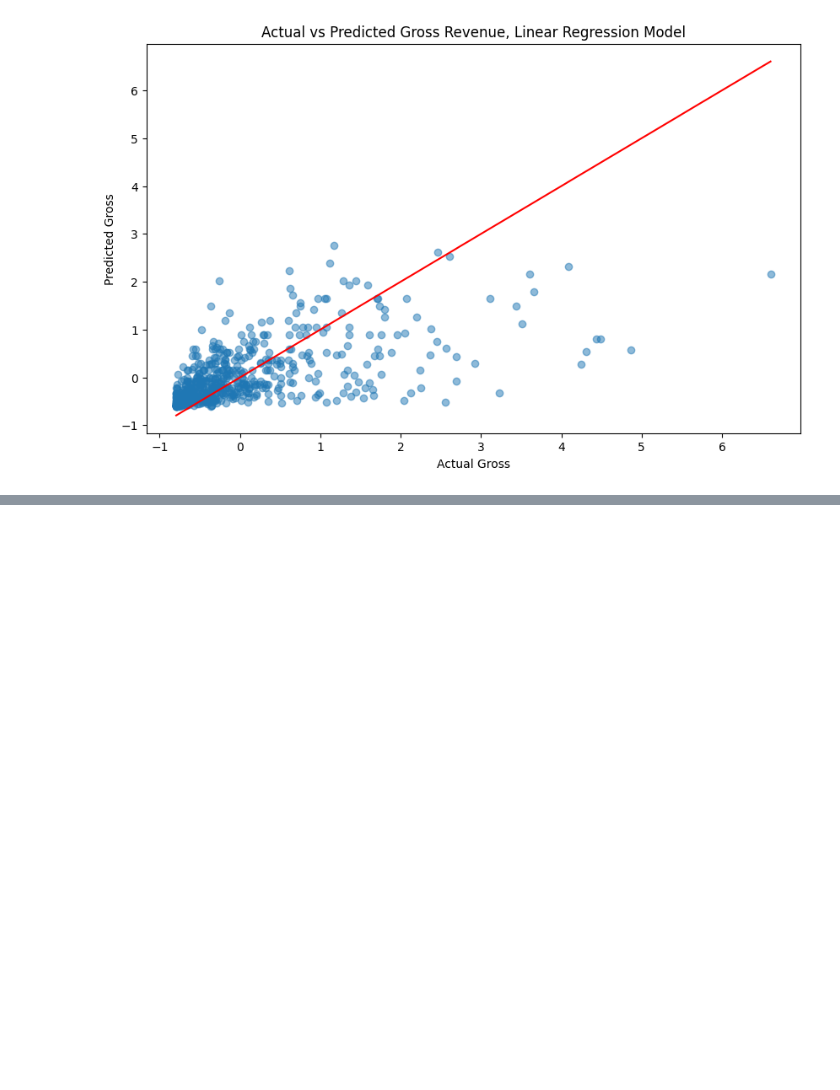
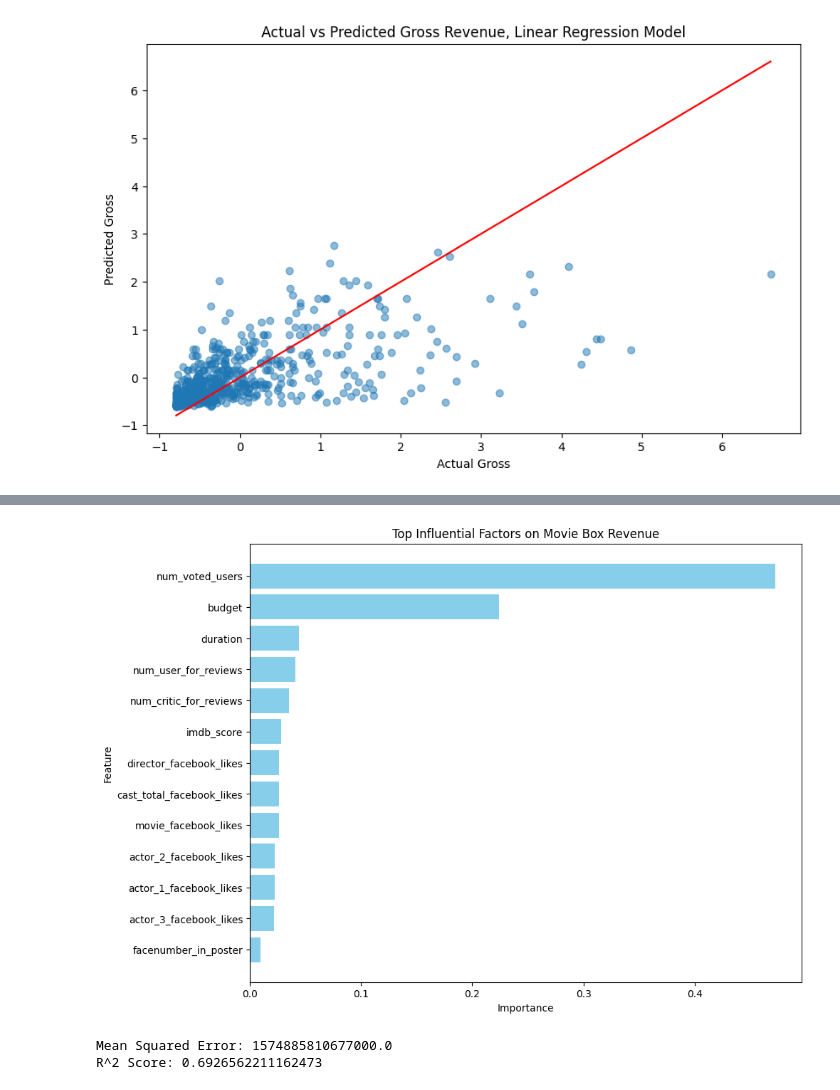
Before and after one commit to LegallyNotBlonde/Movie_Analysis, a Jupyter notebook: Notebooks/machine_learning_colab.ipynb, the cells around one changed output, grey strips where cells are left out. Saved outputs shown, nothing was run; the diff lists cells and outputs as text; code cells hidden in the pictures; blank space fills up the shorter version.

```diff
--- a/Notebooks/machine_learning_colab.ipynb
+++ b/Notebooks/machine_learning_colab.ipynb
@@ -593,0 +714,5 @@ False
+# %%
+# STEP 3.3 Running RANDOM FOREST MODEL to test its' accuracy
+# This model only accounts numerical values
+# Remove 'profit' column from our data
+movies_mm = movie_data.drop('profit', axis=1)
@@ -593,0 +758,62 @@ False
+# %%
+# Feature importance
+feature_importances = model.feature_importances_
+features_importance_mov = pd.DataFrame({'Feature': features, 'Importance': feature_importances})
+features_importance_mov = features_importance_mov.sort_values(by='Importance', ascending=False)
+
+# Plotting feature importance
+plt.figure(figsize=(10, 8))
+plt.barh(features_importance_mov['Feature'], features_importance_mov['Importance'], color='skyblue')
+plt.xlabel('Importance')
+plt.ylabel('Feature')
+plt.title('Top Influential Factors on Movie Box Revenue')
+plt.gca().invert_yaxis()
+plt.show()
+# %% [output]
+[figure, added]
+# %%
+# STEP 3.4 RANDOM FOREST MODEL accounting both numerical and categorical features
+# Remove 'profit' column from our data
+movies_rf = movie_data.drop('profit', axis=1)
+
+# Selecting independable features and target
+features = ['budget', 'actor_1_facebook_likes', 'actor_2_facebook_likes',
+            'actor_3_facebook_likes', 'director_facebook_likes',
+            'duration', 'num_critic_for_reviews', 'num_user_for_reviews',
+            'num_voted_users', 'cast_total_facebook_likes',
+            'facenumber_in_poster', 'movie_facebook_likes',
+            'imdb_score', 'genres', 'content_rating', 'language']
+
+X = movies_rf[features]
+y = movies_rf['gross']
+
+# One-hot encoding categorical columns using pd.get_dummies()
+X = pd.get_dummies(X, columns=['genres', 'content_rating', 'language'], drop_first=True)
+
+# Standard Scaling for numerical columns
+numerical_features = ['budget', 'actor_1_facebook_likes', 'actor_2_facebook_likes',
+                      'actor_3_facebook_likes', 'director_facebook_likes', 'duration',
+                      'num_critic_for_reviews', 'num_user_for_reviews', 'num_voted_users',
+                      'cast_total_facebook_likes', 'facenumber_in_poster', 'movie_facebook_likes', 'imdb_score']
+
+scaler = StandardScaler()
+X[numerical_features] = scaler.fit_transform(X[numerical_features])
+
+# Splitting the dataset
+X_train, X_test, y_train, y_test = train_test_split(X, y, test_size=0.2, random_state=42)
+
+# Building the Random Forest model
+model = RandomForestRegressor(n_estimators=100, random_state=42)
+model.fit(X_train, y_train)
+
+# Predictions
+y_pred = model.predict(X_test)
+
+# Model evaluation
+mse = mean_squared_error(y_test, y_pred)
+r2 = r2_score(y_test, y_pred)
+print(f'Mean Squared Error: {mse}')
+print(f'R^2 Score: {r2}')
+# %% [output]
+Mean Squared Error: 1574885810677000.0
+R^2 Score: 0.6926562211162473
```
Also changed, not shown: parts of 32 cells of this notebook, 1 other file.
